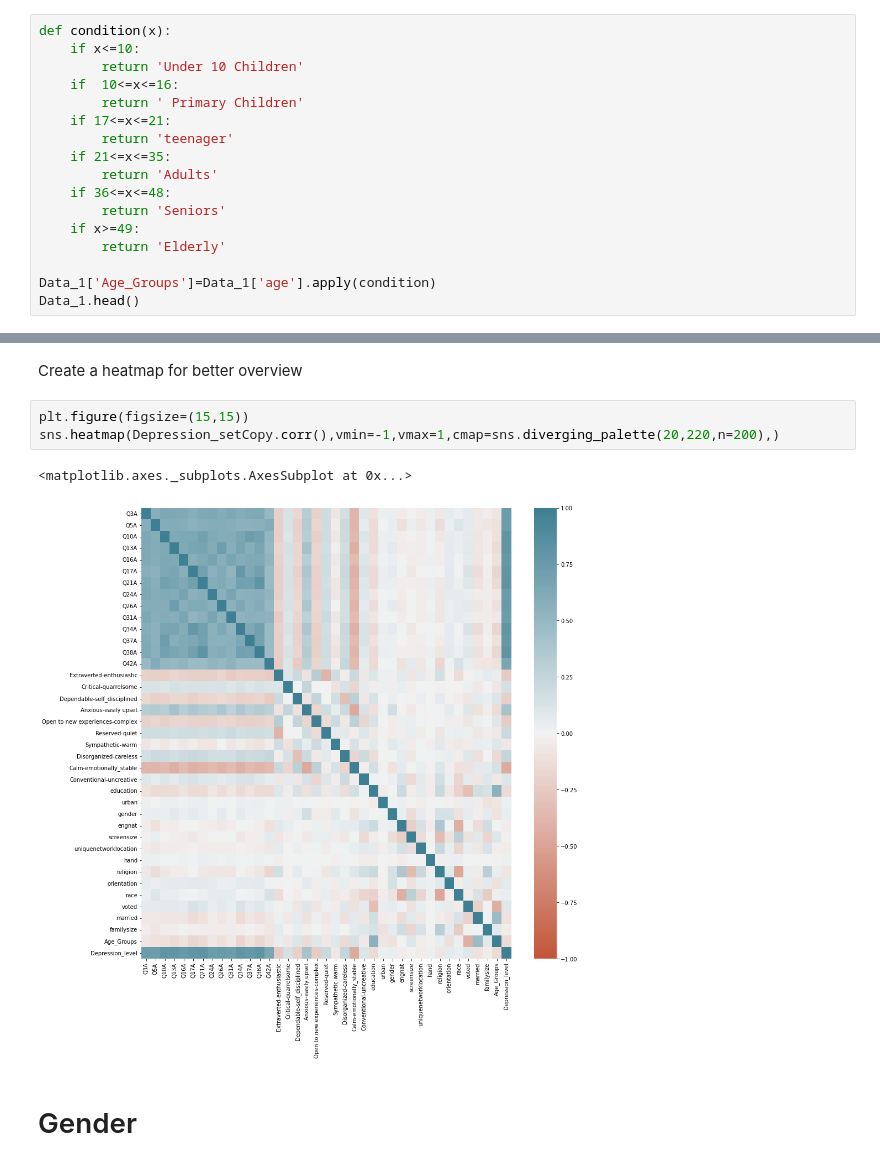
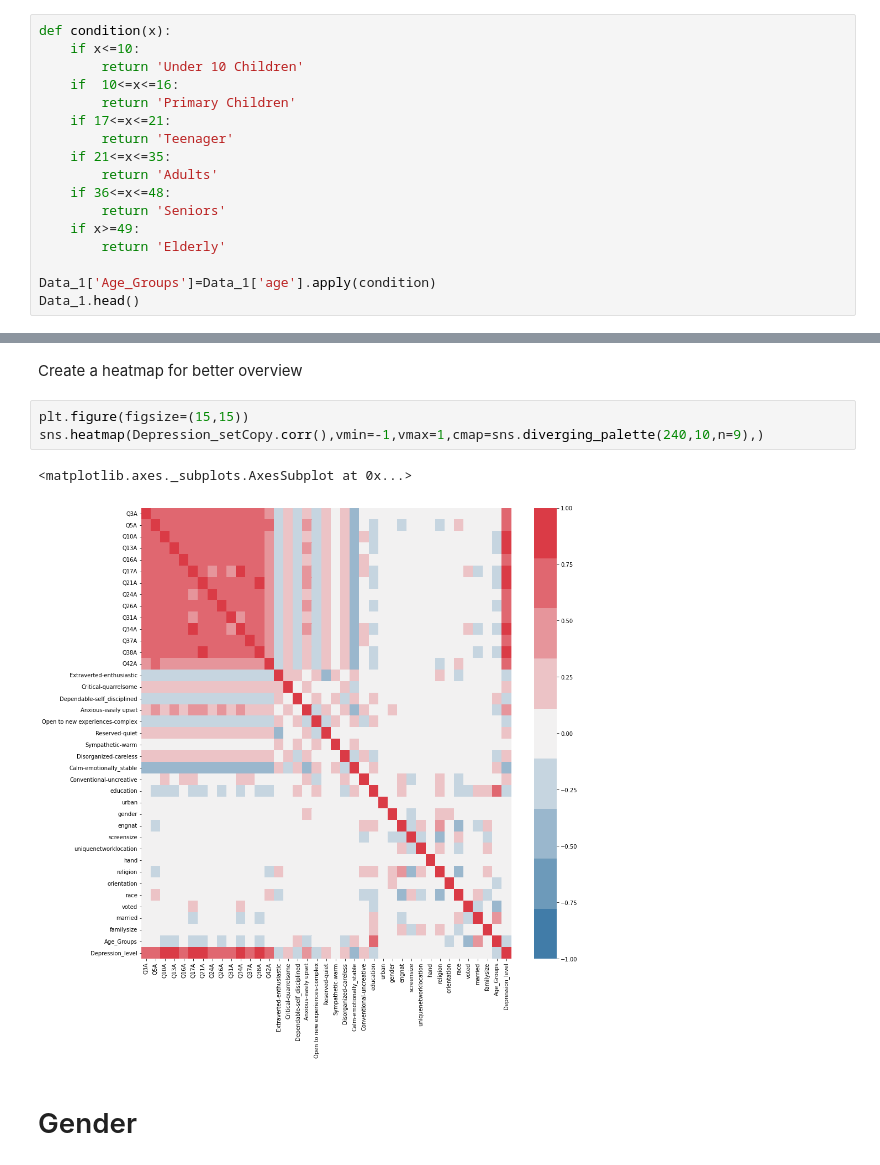
Before and after one commit to weihan444/ML-Hackathon, a Jupyter notebook: ML_Hackathon.ipynb, the cells around one changed output, grey strips where cells are left out. Cells and saved outputs as stored; diff of their text form.

```diff
--- a/ML_Hackathon.ipynb
+++ b/ML_Hackathon.ipynb
@@ -402,9 +402,9 @@ def condition(x):
     if x<=10:
         return 'Under 10 Children'
     if  10<=x<=16:
-        return ' Primary Children'
+        return 'Primary Children'
     if 17<=x<=21:
-        return 'teenager'
+        return 'Teenager'
     if 21<=x<=35:
         return 'Adults'
     if 36<=x<=48:
@@ -563,10 +563,10 @@ Depression_setCopy.head()
 Create a heatmap for better overview
 # %%
 plt.figure(figsize=(15,15))
-sns.heatmap(Depression_setCopy.corr(),vmin=-1,vmax=1,cmap=sns.diverging_palette(20,220,n=200),)
+sns.heatmap(Depression_setCopy.corr(),vmin=-1,vmax=1,cmap=sns.diverging_palette(240,10,n=9),)
 # %% [output]
 <matplotlib.axes._subplots.AxesSubplot at 0x...>
-[figure, old version]
+[figure, new version]
 # %% [markdown]
 # Gender
 # %% [markdown]
```
Also changed, not shown: parts of 19 cells of this notebook.
